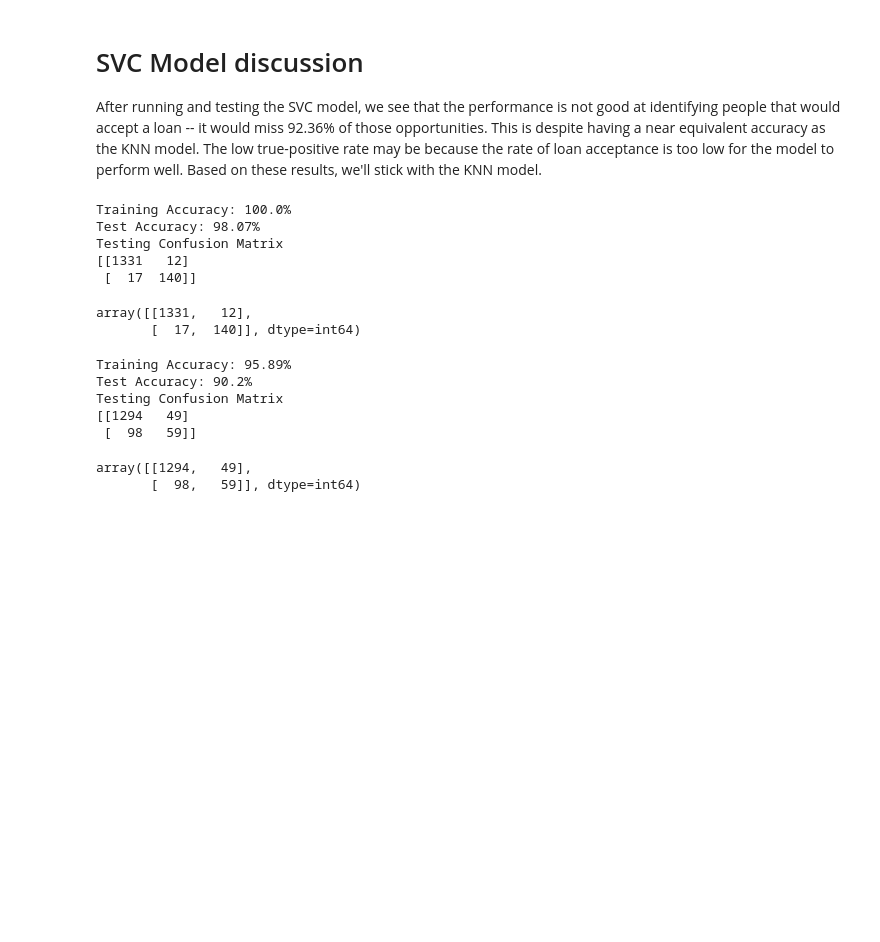
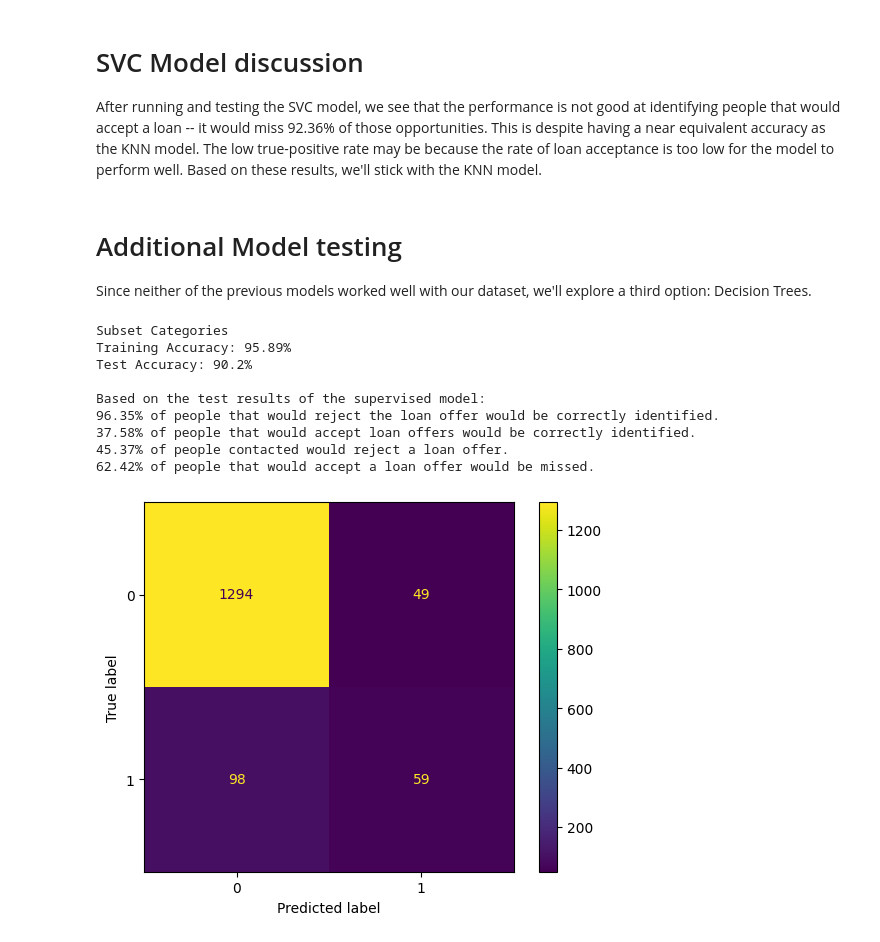
Before and after one commit to nsxydis/Supervised-Final, a Jupyter notebook: Final Project.ipynb, the cells around one changed output. Cells and saved outputs as stored; diff of their text form; code cells hidden in the pictures; blank space fills up the shorter version.

```diff
--- a/Final Project.ipynb
+++ b/Final Project.ipynb
@@ -664,6 +709,9 @@ Based on the test results of the supervised model:
 # %% [markdown]
 # SVC Model discussion
 After running and testing the SVC model, we see that the performance is not good at identifying people that would accept a loan -- it would miss 92.36% of those opportunities. This is despite having a near equivalent accuracy as the KNN model. The low true-positive rate may be because the rate of loan acceptance is too low for the model to perform well. Based on these results, we'll stick with the KNN model.
+# %% [markdown]
+# Additional Model testing
+Since neither of the previous models worked well with our dataset, we'll explore a third option: Decision Trees.
 # %%
 # Testing a third model
 from sklearn.tree import DecisionTreeClassifier as Tree
@@ -680,7 +728,7 @@ class loanTree:
         train_test_split(self.x, self.y, test_size = 0.3, random_state=42)
 
         # Set up the model
-        self.model = Tree(random_state=42)
+        self.model = Tree(max_depth = max_depth, random_state=42)
 
     def train(self):
         '''Train and score the training set'''
@@ -723,28 +771,28 @@ class loanTree:
             print(conMatrix)
 
         return conMatrix
-# %% [output]
-Training Accuracy: 100.0%
-Test Accuracy: 98.07%
-Testing Confusion Matrix
-[[1331   12]
- [  17  140]]
-array([[1331,   12],
-       [  17,  140]], dtype=int64)
 # %%
 # Test decision tree accuracy with limited categories and all categories
 # Limited first
+print("Subset Categories")
 tree = loanTree(df, cat)
 tree.train()
 tree.test()
-tree.confusion_matrix('test')
+tree.print = False
+print()
+
+reportConfusion(tree.confusion_matrix('test'))
+_ = ConfusionMatrixDisplay(tree.confusion_matrix('test')).plot()
 # %% [output]
+Subset Categories
 Training Accuracy: 95.89%
 Test Accuracy: 90.2%
-Testing Confusion Matrix
-[[1294   49]
- [  98   59]]
+
+Based on the test results of the supervised model:
+96.35% of people that would reject the loan offer would be correctly identified.
+37.58% of people that would accept loan offers would be correctly identified.
+45.37% of people contacted would reject a loan offer.
+62.42% of people that would accept a loan offer would be missed.
-array([[1294,   49],
-       [  98,   59]], dtype=int64)
+[figure, added]
 # %%
 # Then all the relevant fields
```
Also changed, not shown: parts of 15 cells of this notebook.
